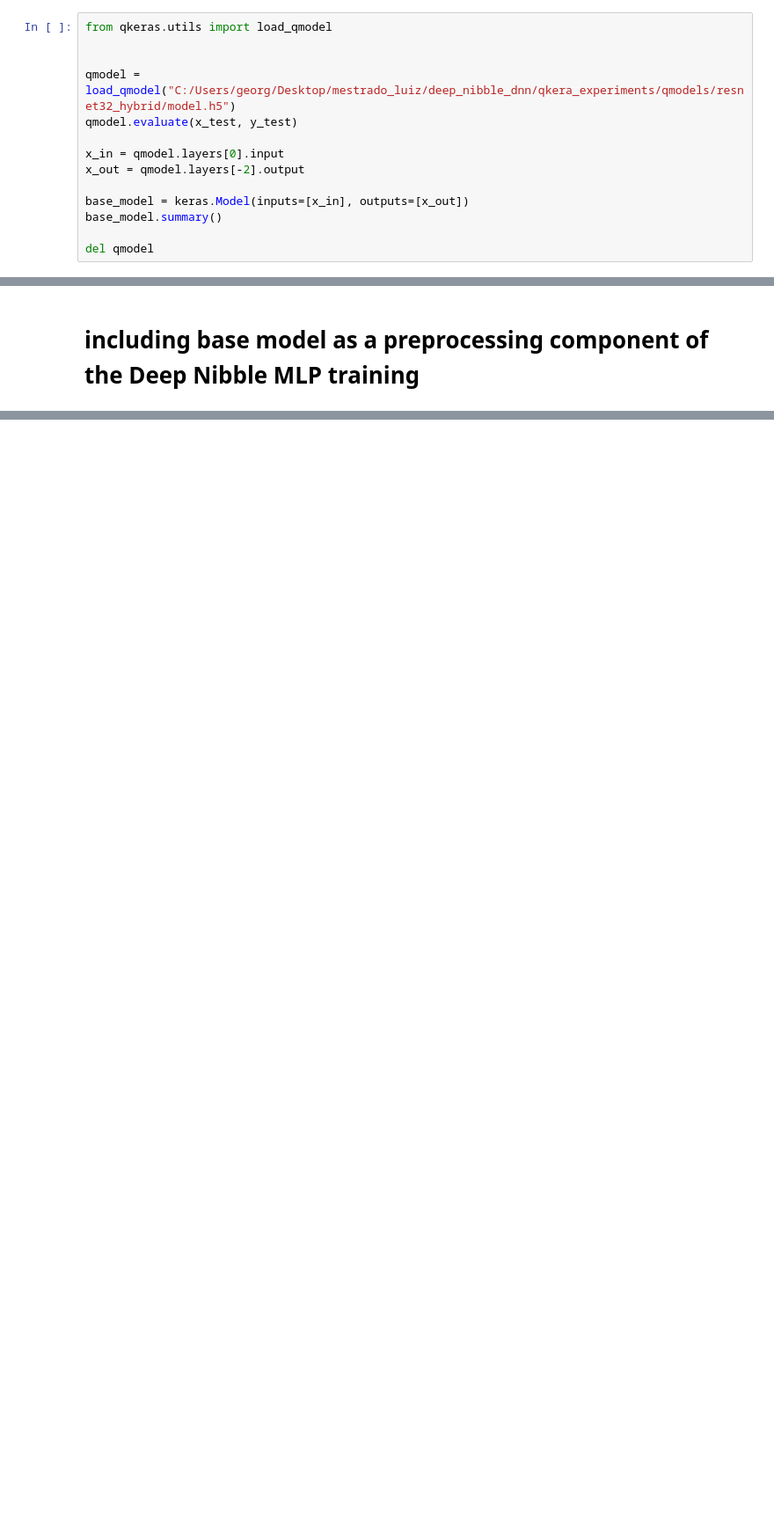
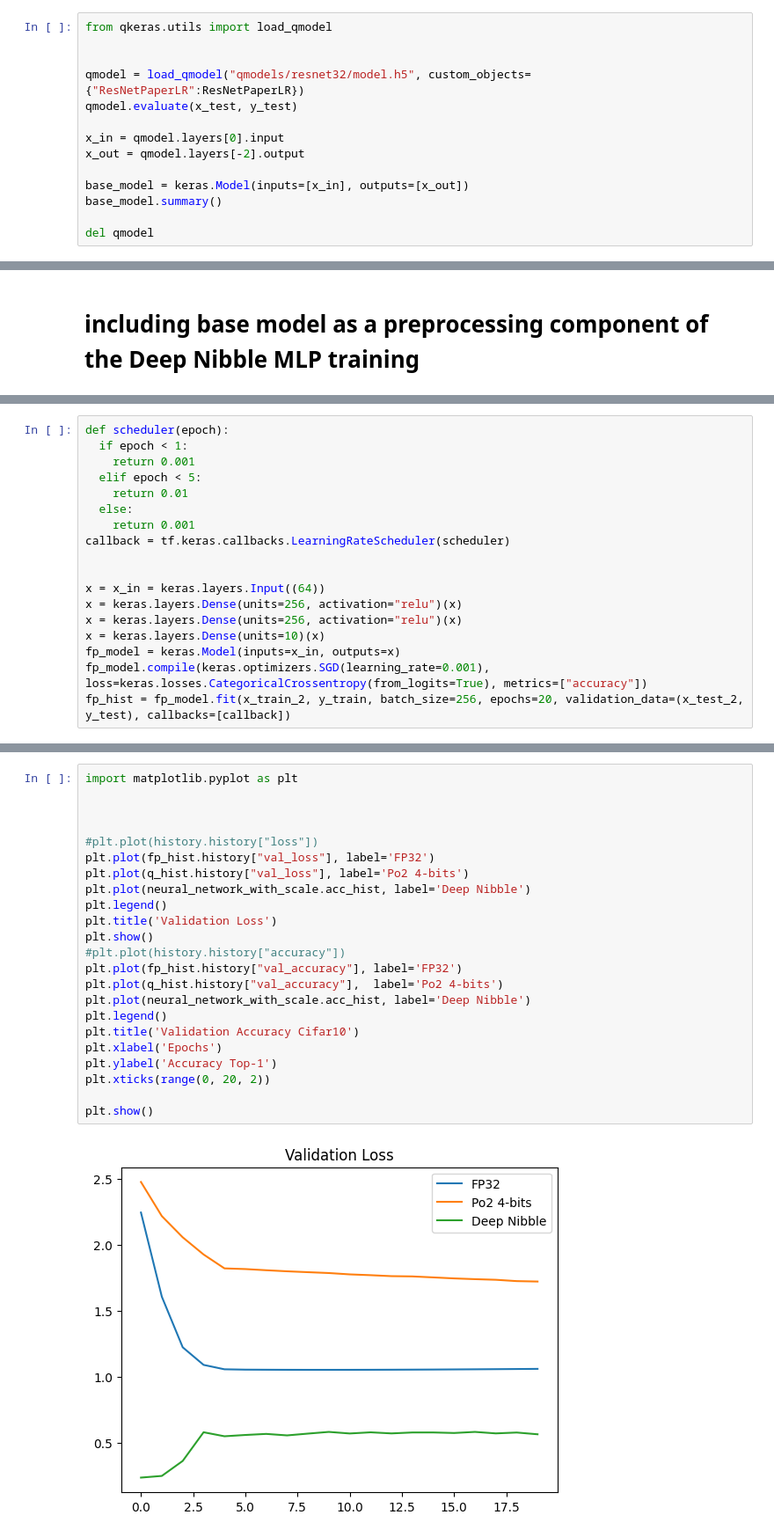
Before and after one commit to georgenardes/deep_nibble_dnn, a Jupyter notebook: deep_nibble.ipynb, the cells around one changed output, grey strips where cells are left out. Shown at 88% size. Drawn from its saved outputs; the diff is of its cells as text; blank space fills up the shorter version.

Commit message:
resnet+DN

```diff
--- a/deep_nibble.ipynb
+++ b/deep_nibble.ipynb
@@ -16,7 +38,7 @@ x_train, y_train, x_test, y_test = dataset.load_cifar10()
 from qkeras.utils import load_qmodel
 
 
-qmodel = load_qmodel("C:/Users/georg/Desktop/mestrado_luiz/deep_nibble_dnn/qkera_experiments/qmodels/resnet32_hybrid/model.h5")
+qmodel = load_qmodel("qmodels/resnet32/model.h5", custom_objects={"ResNetPaperLR":ResNetPaperLR})
 qmodel.evaluate(x_test, y_test)
 
 x_in = qmodel.layers[0].input
@@ -98,0 +131,18 @@ Epoch 7/7, Loss: 0.0028899225872009993 Accuracy: 66.18999481201172%
+# %%
+def scheduler(epoch):
+  if epoch < 1:
+    return 0.001
+  elif epoch < 5:
+    return 0.01
+  else:
+    return 0.001
+callback = tf.keras.callbacks.LearningRateScheduler(scheduler)
+
+
+x = x_in = keras.layers.Input((64))
+x = keras.layers.Dense(units=256, activation="relu")(x)
+x = keras.layers.Dense(units=256, activation="relu")(x)
+x = keras.layers.Dense(units=10)(x)
+fp_model = keras.Model(inputs=x_in, outputs=x)
+fp_model.compile(keras.optimizers.SGD(learning_rate=0.001), loss=keras.losses.CategoricalCrossentropy(from_logits=True), metrics=["accuracy"])
+fp_hist = fp_model.fit(x_train_2, y_train, batch_size=256, epochs=20, validation_data=(x_test_2, y_test), callbacks=[callback])
@@ -98,0 +210,25 @@ Epoch 7/7, Loss: 0.0028899225872009993 Accuracy: 66.18999481201172%
+# %%
+import matplotlib.pyplot as plt
+
+
+
+#plt.plot(history.history["loss"])
+plt.plot(fp_hist.history["val_loss"], label='FP32')
+plt.plot(q_hist.history["val_loss"], label='Po2 4-bits')
+plt.plot(neural_network_with_scale.acc_hist, label='Deep Nibble')
+plt.legend()
+plt.title('Validation Loss')
+plt.show()
+#plt.plot(history.history["accuracy"])
+plt.plot(fp_hist.history["val_accuracy"], label='FP32')
+plt.plot(q_hist.history["val_accuracy"],  label='Po2 4-bits')
+plt.plot(neural_network_with_scale.acc_hist, label='Deep Nibble')
+plt.legend()
+plt.title('Validation Accuracy Cifar10')
+plt.xlabel('Epochs')
+plt.ylabel('Accuracy Top-1')
+plt.xticks(range(0, 20, 2))
+
+plt.show()
+# %% [output]
+[figure, added]
```
Also changed, not shown: parts of 15 cells of this notebook, 4 other files.
